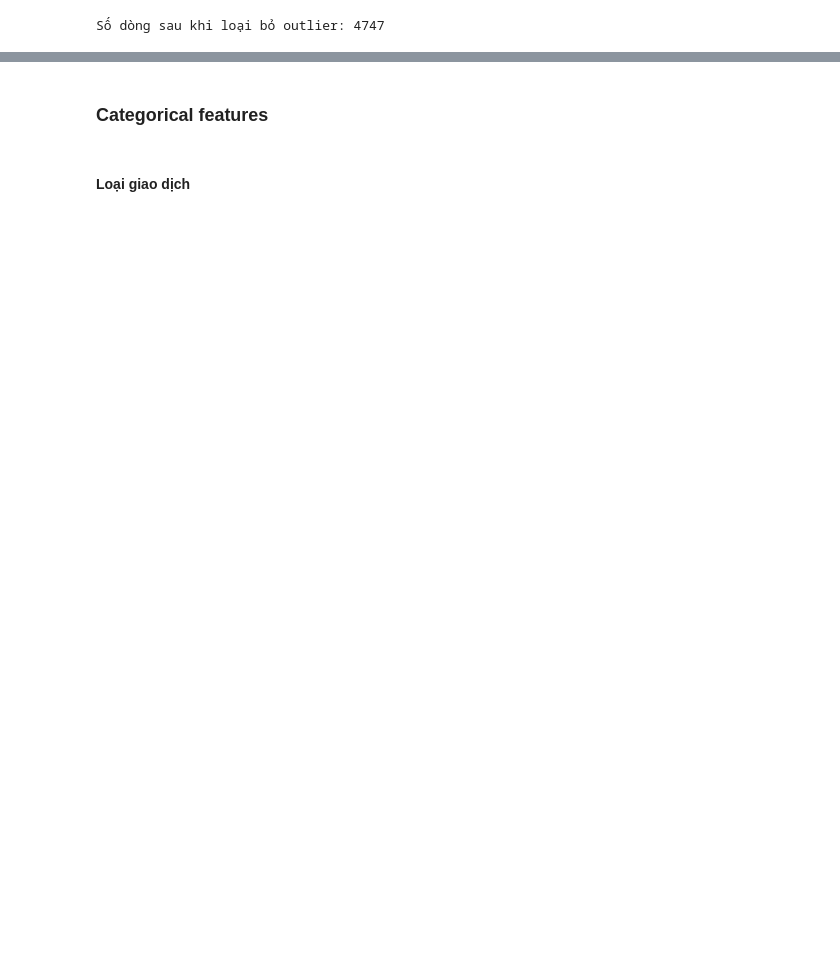
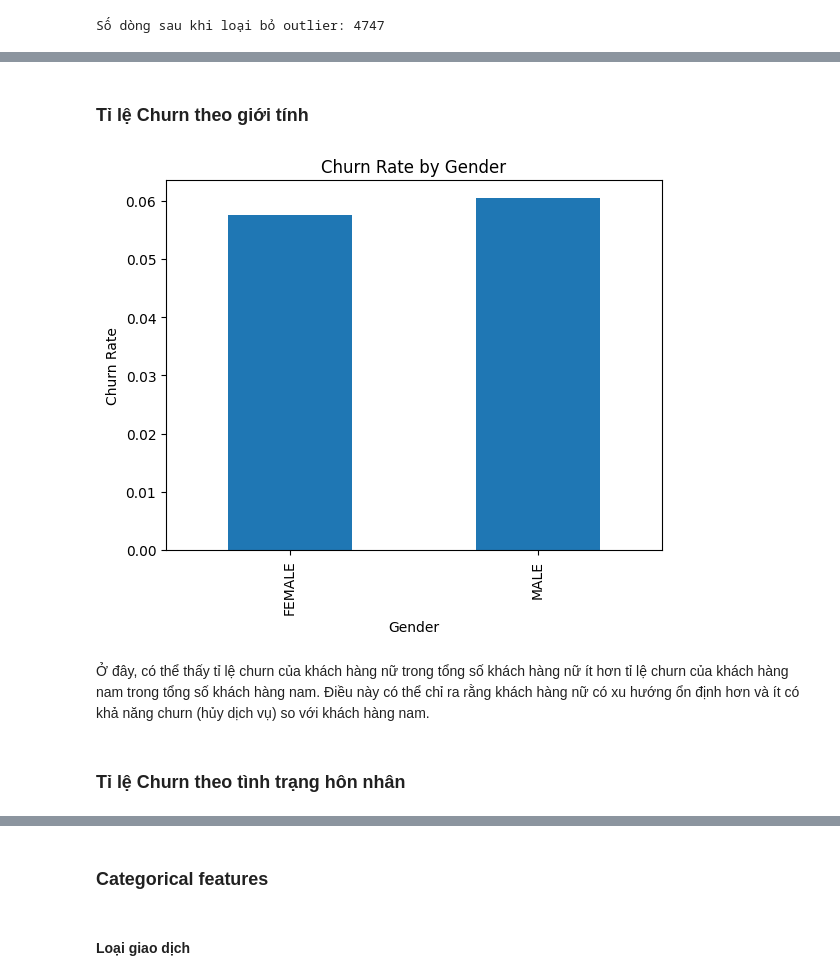
Before and after one commit to 2uanDM/FDC105_final, a Jupyter notebook: FDC105_final.ipynb, the cells around one changed output, grey strips where cells are left out. Drawn from its saved outputs; the diff is of its cells as text; code cells hidden in the pictures; blank space fills up the shorter version.

```diff
--- a/FDC105_final.ipynb
+++ b/FDC105_final.ipynb
@@ -583 +537,16 @@ df1 = df1.replace({'Partner': 'Other', 'Divorced': 'Other', 'Widow': 'Other', 'S
+# %% [markdown]
+### Tỉ lệ Churn theo giới tính
+# %%
+churn_by_gender = df1.groupby('gender')['is_churn'].mean()
+churn_by_gender.plot(kind='bar')
+plt.xlabel('Gender')
+plt.ylabel('Churn Rate')
+plt.title('Churn Rate by Gender')
+plt.show()
+# %% [output]
+[figure, added]
+# %% [markdown]
+Ở đây, có thể thấy tỉ lệ churn của khách hàng nữ trong tổng số khách hàng nữ ít hơn tỉ lệ churn của khách hàng nam trong tổng số khách hàng nam. Điều này có thể chỉ ra rằng khách hàng nữ có xu hướng ổn định hơn và ít có khả năng churn (hủy dịch vụ) so với khách hàng nam.
+# %% [markdown]
+### Tỉ lệ Churn theo tình trạng hôn nhân
 # %%
```
Also changed, not shown: parts of 73 cells of this notebook.
